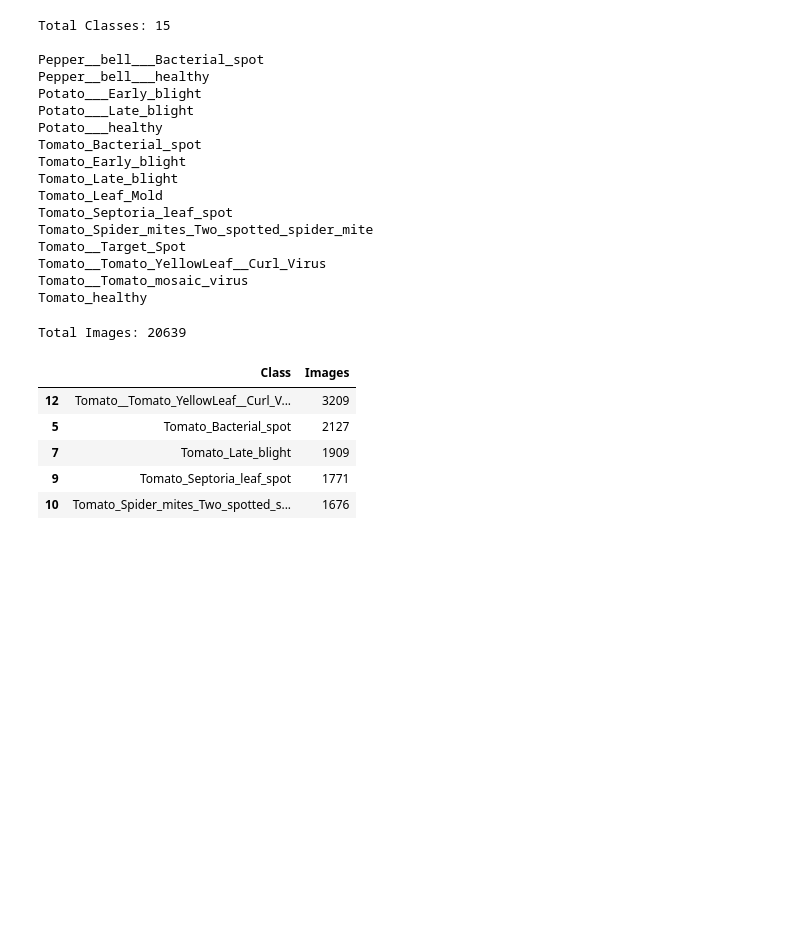
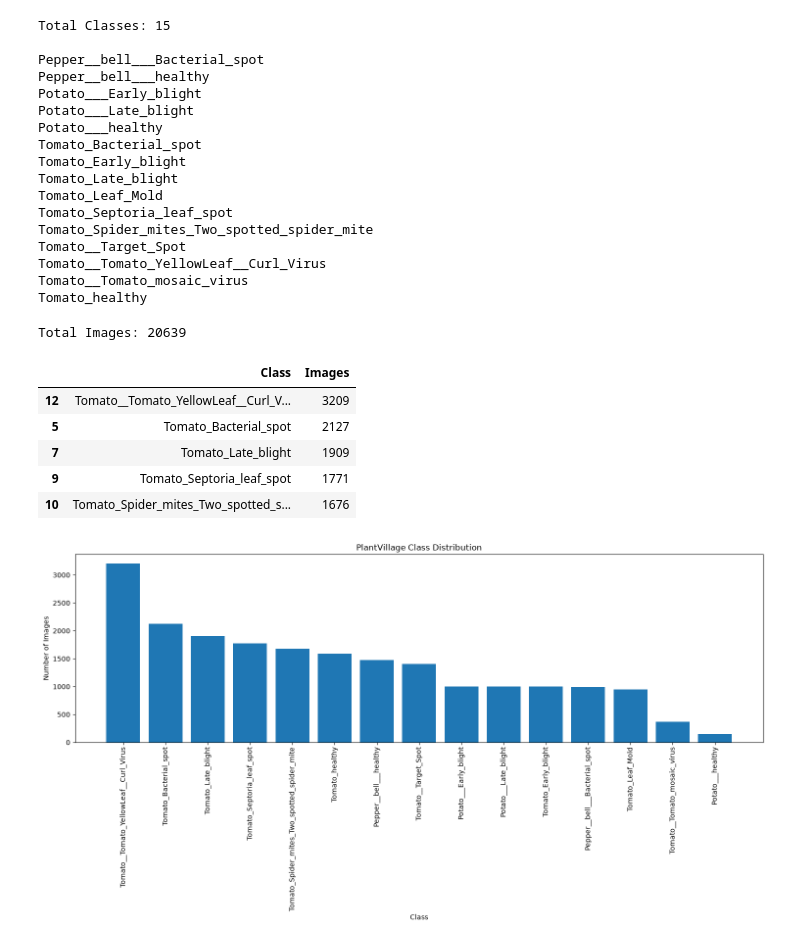
Before and after one commit to Sagarchhikara/AgriVision_Ai, a Jupyter notebook: notebooks/EDA.ipynb, the cells around one changed output. Cells and saved outputs as stored; diff of their text form; code cells hidden in the pictures; blank space fills up the shorter version.

```diff
--- a/notebooks/EDA.ipynb
+++ b/notebooks/EDA.ipynb
@@ -67,3 +67,21 @@ df.head()
 | 7 | Tomato_Late_blight | 1909 |
 | 9 | Tomato_Septoria_leaf_spot | 1771 |
 | 10 | Tomato_Spider_mites_Two_spotted_s... | 1676 |
+# %%
+plt.figure(figsize=(15,8))
+
+plt.bar(df["Class"], df["Images"])
+
+plt.xticks(rotation=90)
+
+plt.xlabel("Class")
+
+plt.ylabel("Number of Images")
+
+plt.title("PlantVillage Class Distribution")
+
+plt.tight_layout()
+
+plt.show()
+# %% [output]
+[figure, added]
```
